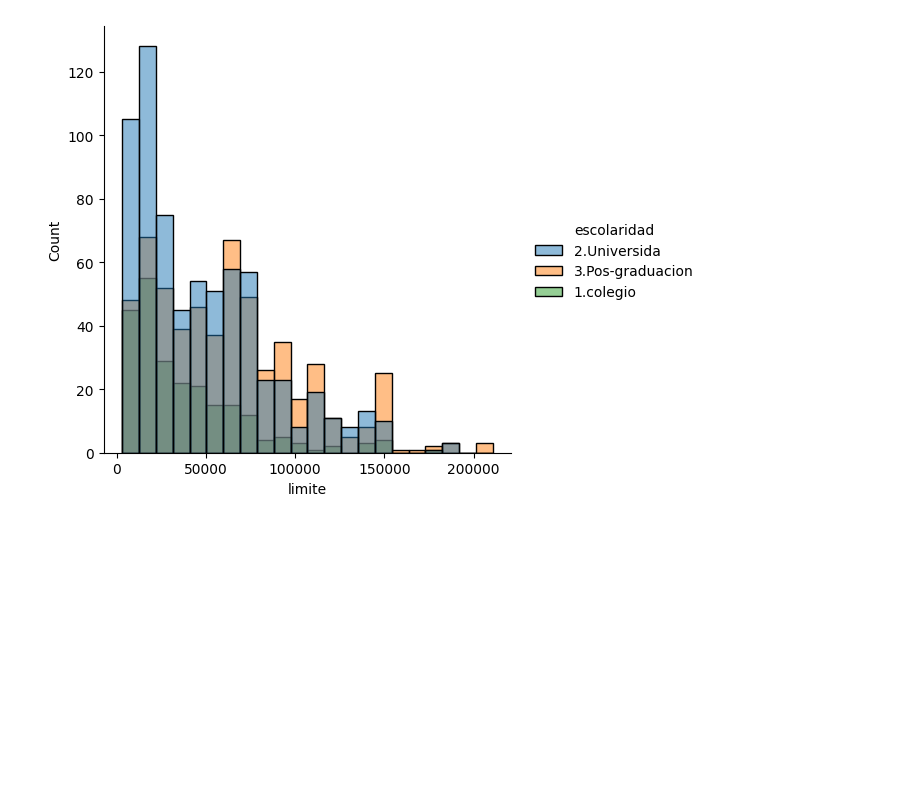
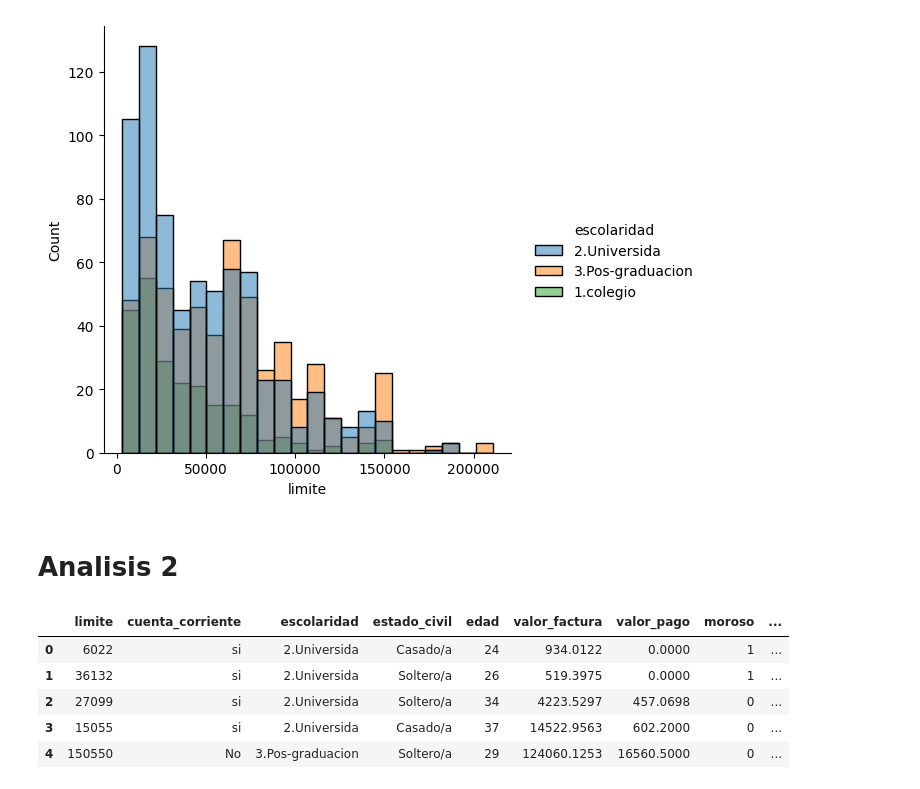
Before and after one commit to celioso/DataVisualizationExplorandoConSeaborn, a Jupyter notebook: analisis_de_Datos.ipynb, the cells around one changed output. Saved outputs shown, nothing was run; the diff lists cells and outputs as text; code cells hidden in the pictures; blank space fills up the shorter version.

```diff
--- a/analisis_de_Datos.ipynb
+++ b/analisis_de_Datos.ipynb
@@ -235,3 +237,5 @@ https://gist.github.com/mwaskom/de44147ed2974457ad6372750bbe5751
 sns.displot(data=tarjetas, x='limite', hue="escolaridad");
 # %% [output]
 [figure]
+# %% [markdown]
+# Analisis 2
@@ -237,0 +244,9 @@ sns.displot(data=tarjetas, x='limite', hue="escolaridad");
+# %%
+tarjetas.head()
+# %% [output]
+|  | limite | cuenta_corriente | escolaridad | estado_civil | edad | valor_factura | valor_pago | moroso | ... |
+| 0 | 6022 | si | 2.Universida | Casado/a | 24 | 934.0122 | 0.0000 | 1 | ... |
+| 1 | 36132 | si | 2.Universida | Soltero/a | 26 | 519.3975 | 0.0000 | 1 | ... |
+| 2 | 27099 | si | 2.Universida | Soltero/a | 34 | 4223.5297 | 457.0698 | 0 | ... |
+| 3 | 15055 | si | 2.Universida | Casado/a | 37 | 14522.9563 | 602.2000 | 0 | ... |
+| 4 | 150550 | No | 3.Pos-graduacion | Soltero/a | 29 | 124060.1253 | 16560.5000 | 0 | ... |
```
Also changed, not shown: parts of 6 cells of this notebook, 1 other file.
